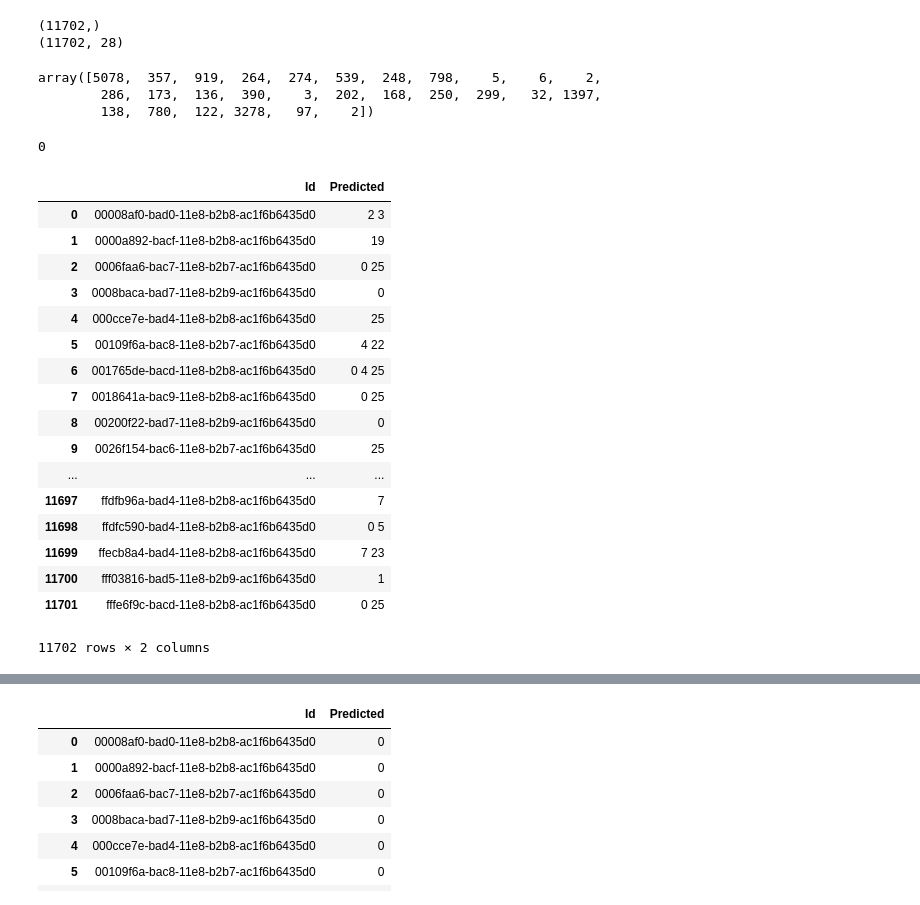
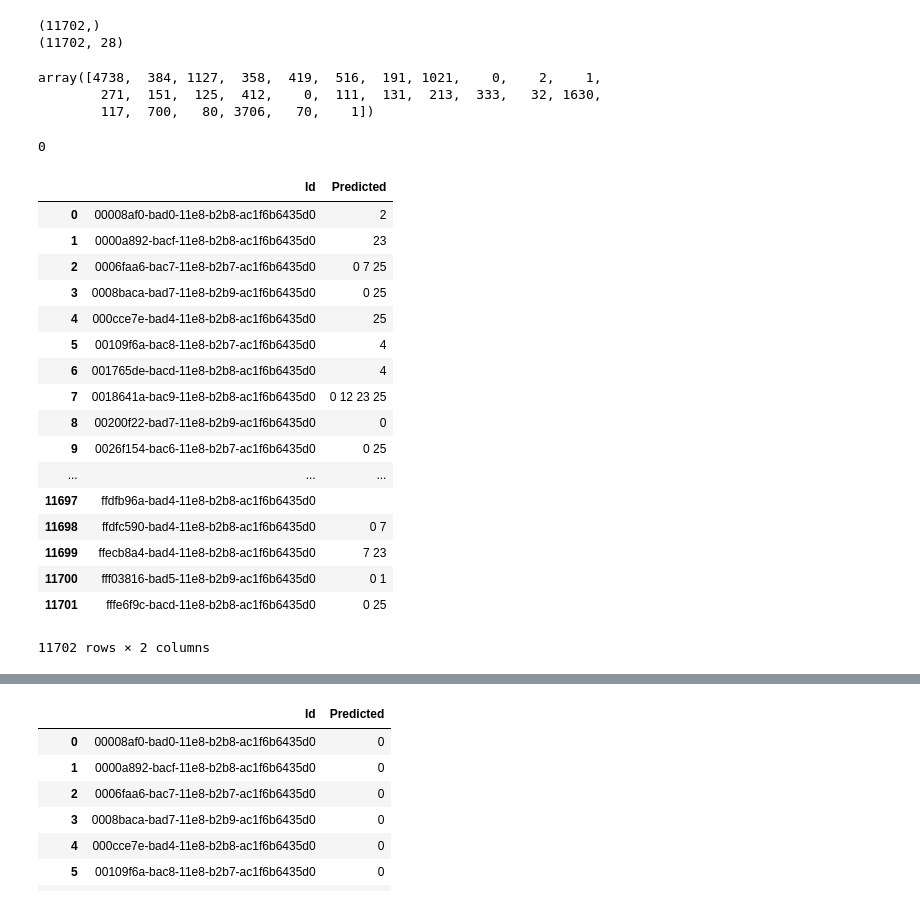
Before and after one commit to pedrodiamel/kaggle-human-protein-atlas, a Jupyter notebook: books/submission.ipynb, the cells around one changed output, grey strips where cells are left out. Cells and saved outputs as stored; diff of their text form; code cells hidden in the pictures.

Commit message:
add tta submission

```diff
--- a/books/submission.ipynb
+++ b/books/submission.ipynb
@@ -28,9 +28,10 @@ projectnet='../out/netruns'
 no_cuda=False
 seed=1
 gpu=0
-batch_size=1
+batch_size=10
 workers=0
 num_input_channels=3
+parallel=False
 
 print(pathname)
 print(projectnet)
@@ -52,5 +45,5 @@ baseline_preactresnet18_mse_sgd_atlas_001
 # %%
-name = 'atlas_baseline_resnet18_focal_adam_atlas_003'
+name = 'atlas_baseline_preactresnet18_bcewl_adam_atlas_001'
 project = os.path.join(projectnet, name)
 model = 'model_best.pth.tar' #'chk000025.pth.tar', model_best
 pathmodels = os.path.join(project,'models',model)
@@ -67,7 +60,8 @@ network = NeuralNetClassifier(
     nameproject=name,
     no_cuda=no_cuda,
     seed=seed,
-    gpu=gpu
+    gpu=gpu,
+    parallel=parallel,
     )
 
 cudnn.benchmark = True
@@ -134,11 +129,11 @@ print(Yhat.shape)
 (11702,)
 (11702, 28)
 # %%
-(Yhat>0.5).sum(axis=0)
+(Yhat>0.4).sum(axis=0)
 # %% [output]
-array([5078,  357,  919,  264,  274,  539,  248,  798,    5,    6,    2,
-        286,  173,  136,  390,    3,  202,  168,  250,  299,   32, 1397,
-        138,  780,  122, 3278,   97,    2])
+array([4738,  384, 1127,  358,  419,  516,  191, 1021,    0,    2,    1,
+        271,  151,  125,  412,    0,  111,  131,  213,  333,   32, 1630,
+        117,  700,   80, 3706,   70,    1])
 # %%
 pred = [ ' '.join( map(str,np.where( yhat > 0.4 )[0]) ) for yhat in  Yhat]
 #code  = ' '.join( map(str, code) )
@@ -157,31 +152,31 @@ len(np.where( np.array([1,2,3]) < 0 )[0])
 # %%
 submission_filepath = 'submission.csv'
 th=0.4
-submission = pd.read_csv('/root/.kaggle/competitions/human-protein-atlas-image-classification/sample_submission.csv')
+submission = pd.read_csv('~/.kaggle/competitions/human-protein-atlas-image-classification/sample_submission.csv')
 
 #submission = [ {'Id': Id, 'Predicted': ' '.join( map(str, np.where( yhat > th )[0])  if len(np.where( yhat > th )[0])>0 else '0'  ) }  for (Id, yhat) in zip( iDs,Yhat) ]
 submission_local = [ {'Id': Id, 'Predicted': ' '.join( map(str, np.where( yhat > th )[0]) ) }  for (Id, yhat) in zip( iDs,Yhat) ]
 submission_local = pd.DataFrame( submission_local )
 submission.loc[ submission['Id'] == submission_local['Id']   , 'Predicted'] = submission_local['Predicted']
 submission.to_csv(submission_filepath, index=False, encoding='utf-8')
 submission
 # %% [output]
 |  | Id | Predicted |
-| 0 | 00008af0-bad0-11e8-b2b8-ac1f6b6435d0 | 2 3 |
-| 1 | 0000a892-bacf-11e8-b2b8-ac1f6b6435d0 | 19 |
-| 2 | 0006faa6-bac7-11e8-b2b7-ac1f6b6435d0 | 0 25 |
-| 3 | 0008baca-bad7-11e8-b2b9-ac1f6b6435d0 | 0 |
+| 0 | 00008af0-bad0-11e8-b2b8-ac1f6b6435d0 | 2 |
+| 1 | 0000a892-bacf-11e8-b2b8-ac1f6b6435d0 | 23 |
+| 2 | 0006faa6-bac7-11e8-b2b7-ac1f6b6435d0 | 0 7 25 |
+| 3 | 0008baca-bad7-11e8-b2b9-ac1f6b6435d0 | 0 25 |
 | 4 | 000cce7e-bad4-11e8-b2b8-ac1f6b6435d0 | 25 |
-| 5 | 00109f6a-bac8-11e8-b2b7-ac1f6b6435d0 | 4 22 |
-| 6 | 001765de-bacd-11e8-b2b8-ac1f6b6435d0 | 0 4 25 |
-| 7 | 0018641a-bac9-11e8-b2b8-ac1f6b6435d0 | 0 25 |
+| 5 | 00109f6a-bac8-11e8-b2b7-ac1f6b6435d0 | 4 |
+| 6 | 001765de-bacd-11e8-b2b8-ac1f6b6435d0 | 4 |
+| 7 | 0018641a-bac9-11e8-b2b8-ac1f6b6435d0 | 0 12 23 25 |
 | 8 | 00200f22-bad7-11e8-b2b9-ac1f6b6435d0 | 0 |
-| 9 | 0026f154-bac6-11e8-b2b7-ac1f6b6435d0 | 25 |
+| 9 | 0026f154-bac6-11e8-b2b7-ac1f6b6435d0 | 0 25 |
 | ... | ... | ... |
-| 11697 | ffdfb96a-bad4-11e8-b2b8-ac1f6b6435d0 | 7 |
-| 11698 | ffdfc590-bad4-11e8-b2b8-ac1f6b6435d0 | 0 5 |
+| 11697 | ffdfb96a-bad4-11e8-b2b8-ac1f6b6435d0 |  |
+| 11698 | ffdfc590-bad4-11e8-b2b8-ac1f6b6435d0 | 0 7 |
 | 11699 | ffecb8a4-bad4-11e8-b2b8-ac1f6b6435d0 | 7 23 |
-| 11700 | fff03816-bad5-11e8-b2b9-ac1f6b6435d0 | 1 |
+| 11700 | fff03816-bad5-11e8-b2b9-ac1f6b6435d0 | 0 1 |
 | 11701 | fffe6f9c-bacd-11e8-b2b8-ac1f6b6435d0 | 0 25 |
 11702 rows × 2 columns
 # %%
```
Also changed, not shown: parts of 8 cells of this notebook, 13 other files.
